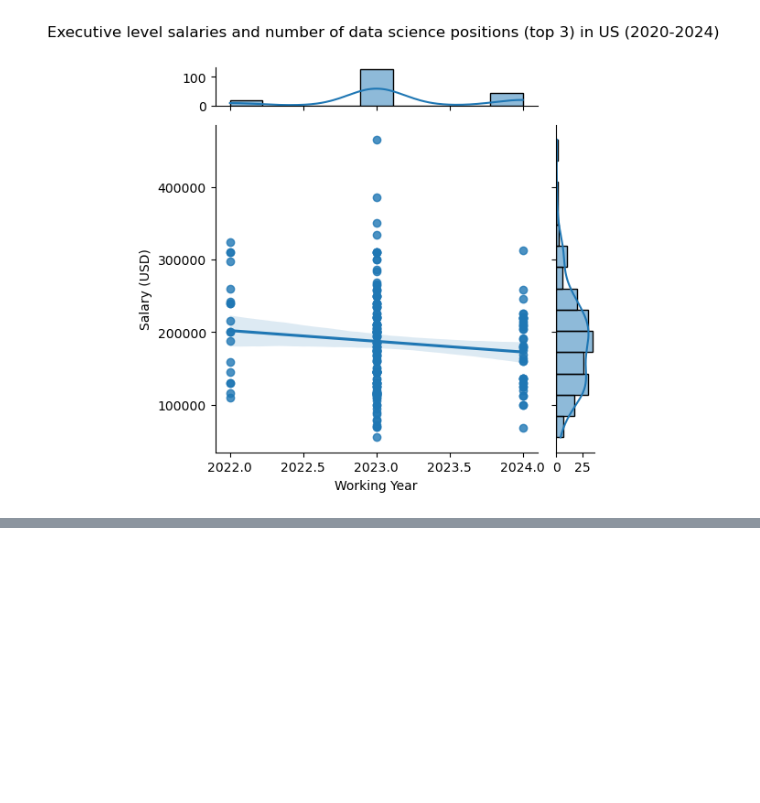
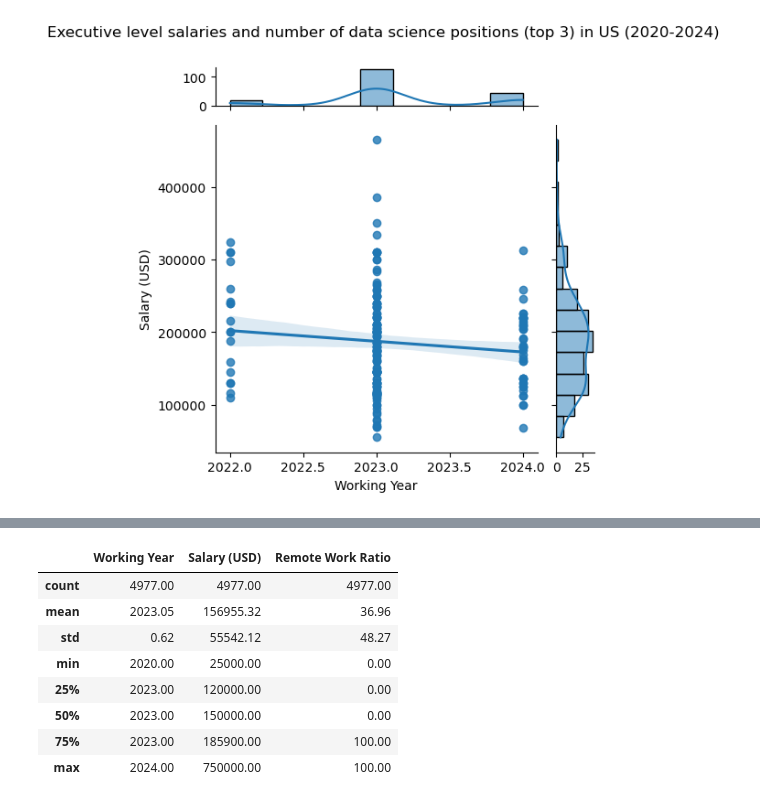
Before and after one commit to chadhollman/data-analyst-job-trends-2020-2024, a Jupyter notebook: linear_regression_analysis.ipynb, the cells around one changed output, grey strips where cells are left out. Cells and saved outputs as stored; diff of their text form; code cells hidden in the pictures; blank space fills up the shorter version.

```diff
--- a/linear_regression_analysis.ipynb
+++ b/linear_regression_analysis.ipynb
@@ -282,0 +311,14 @@ joint_plot_executive.savefig("linear_regression_plots/jointplot_executive.png",
+# %%
+# Perform summary statistics for each subset
+summary_senior_level = round(subset_usa_senior.describe(),2)
+summary_senior_level
+# %% [output]
+|  | Working Year | Salary (USD) | Remote Work Ratio |
+| count | 4977.00 | 4977.00 | 4977.00 |
+| mean | 2023.05 | 156955.32 | 36.96 |
+| std | 0.62 | 55542.12 | 48.27 |
+| min | 2020.00 | 25000.00 | 0.00 |
+| 25% | 2023.00 | 120000.00 | 0.00 |
+| 50% | 2023.00 | 150000.00 | 0.00 |
+| 75% | 2023.00 | 185900.00 | 100.00 |
+| max | 2024.00 | 750000.00 | 100.00 |
```
Also changed, not shown: parts of 4 cells of this notebook, 1 other file.
